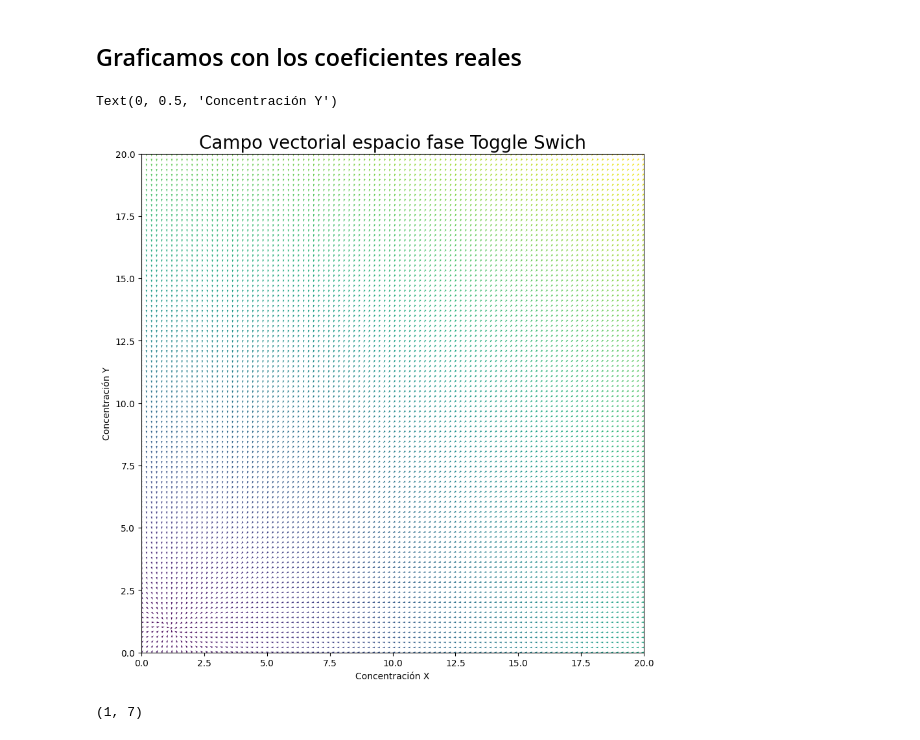
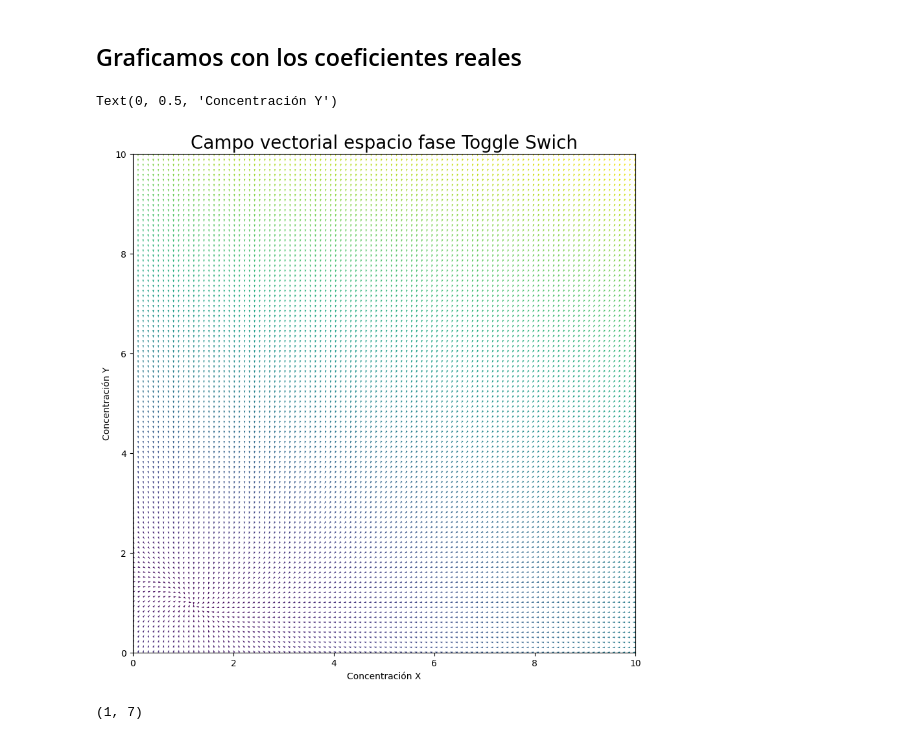
Before and after one commit to RafaSanCed/Tesis-Maestria, a Jupyter notebook: Creación de redes neuronales/Redes 100,200/Redes densas/Campos vectoriales 100.ipynb, the cells around one changed output. Saved outputs shown, nothing was run; the diff lists cells and outputs as text; code cells hidden in the pictures.

```diff
--- a/Creación de redes neuronales/Redes 100,200/Redes densas/Campos vectoriales 100.ipynb
+++ b/Creación de redes neuronales/Redes 100,200/Redes densas/Campos vectoriales 100.ipynb
@@ -276,9 +279,9 @@ for i in range(0, 1):
         return [dX_dt, dY_dt]
 
     x_range_neg = 0
-    x_range_pos = 20
+    x_range_pos = 10
     y_range_neg = 0
-    y_range_pos =20
+    y_range_pos =10
 
     y1 = np.linspace(x_range_neg, x_range_pos, 100)
     y2 = np.linspace(y_range_neg, y_range_pos, 100)
@@ -324,27 +327,27 @@ print(new_predictions)
 # %% [markdown]
 ## Graficamos con los coeficientes reales
 # %%
-y1 = np.linspace(0, 20, 100)
-y2 = np.linspace(0, 20, 100)
+y1 = np.linspace(0, 10, 100)
+y2 = np.linspace(0, 10, 100)
 Y1, Y2 = np.meshgrid(y1, y2)
 t1 = 0
 u, v = np.zeros(Y1.shape), np.zeros(Y2.shape)
 NI, NJ = Y1.shape
 u,v = np.array(campvec)[0,:,:], np.array(campvec)[1,:,:]
 M = (np.hypot(u,v))
 u /= M
 v /= M
 
 plt.figure(figsize=(10,10))
 Q = plt.quiver(Y1, Y2, u, v, M, angles='xy')
 plt.title('Campo vectorial espacio fase Toggle Swich', fontsize=20)
-plt.xlim([0, 20])
-plt.ylim([0, 20])
+plt.xlim([0, 10])
+plt.ylim([0, 10])
 plt.xlabel('Concentración X')
 plt.ylabel('Concentración Y')
 # %% [output]
 Text(0, 0.5, 'Concentración Y')
-[figure, old version]
+[figure, new version]
 # %%
 np.shape(new_predictions)
 # %% [output]
```
Also changed, not shown: parts of 6 cells of this notebook, 16 other files.
